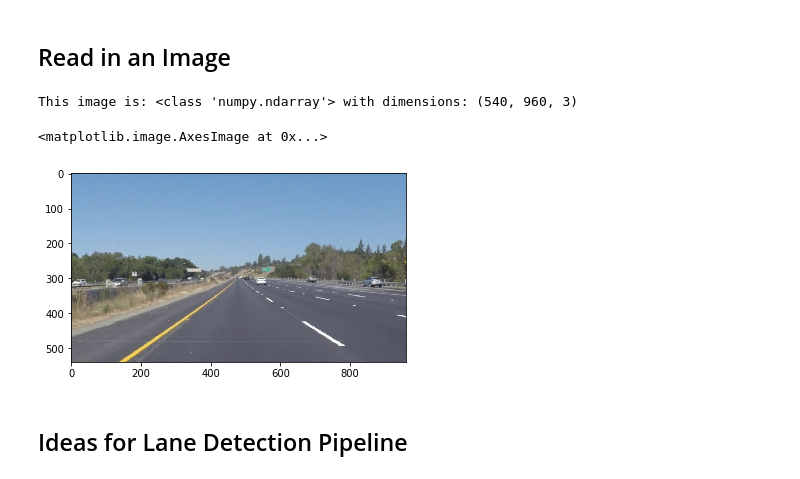
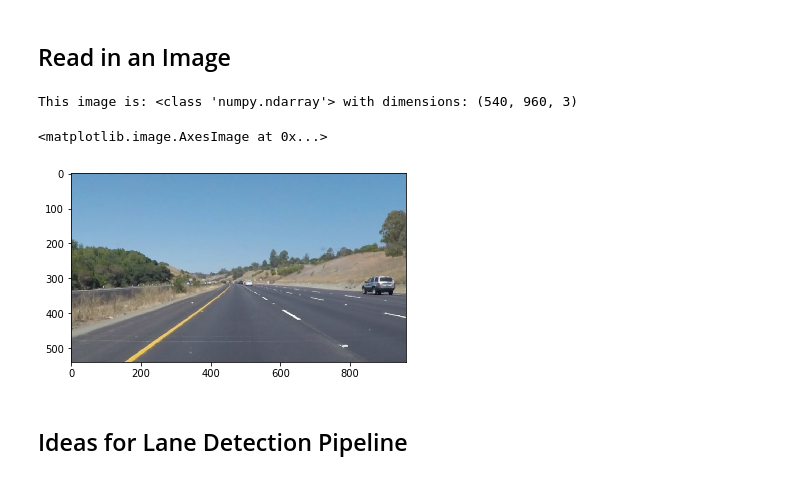
Before and after one commit to jasonashton/udacity-sdcnd-project1, a Jupyter notebook: P1.ipynb, the cells around one changed output. Cells and saved outputs as stored; diff of their text form; code cells hidden in the pictures.

```diff
--- a/P1.ipynb
+++ b/P1.ipynb
@@ -52,16 +52,17 @@ import cv2
 # %%
 #reading in an image
 #image = mpimg.imread('test_images/solidWhiteRight.jpg')
-image = mpimg.imread('test_images/solidYellowLeft.jpg')
+#image = mpimg.imread('test_images/solidYellowLeft.jpg')
+image = mpimg.imread('test_images/solidYellowCurve.jpg')
 #image = cv2.imread('test_images/solidYellowLeft.jpg') ##BGR
 
 #printing out some stats and plotting
 print('This image is:', type(image), 'with dimensions:', image.shape)
 plt.imshow(image)  # if you wanted to show a single color channel image called 'gray', for example, call as plt.imshow(gray, cmap='gray')
 # %% [output]
 This image is: <class 'numpy.ndarray'> with dimensions: (540, 960, 3)
 <matplotlib.image.AxesImage at 0x...>
-[figure, old version]
+[figure, new version]
 # %% [markdown]
 ## Ideas for Lane Detection Pipeline
 # %% [markdown]
```
Also changed, not shown: parts of 1 cell of this notebook.
